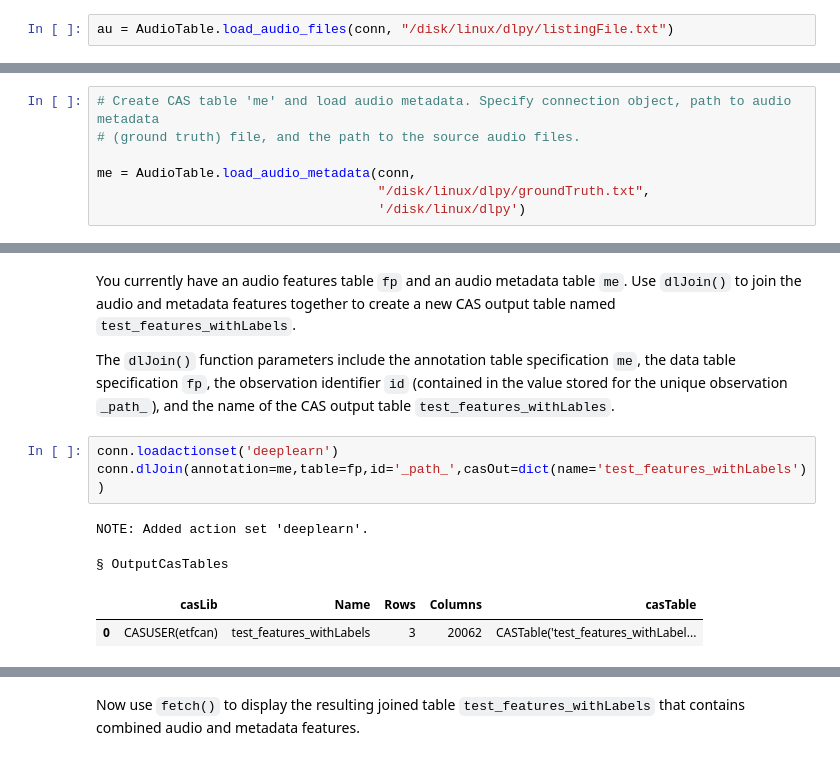
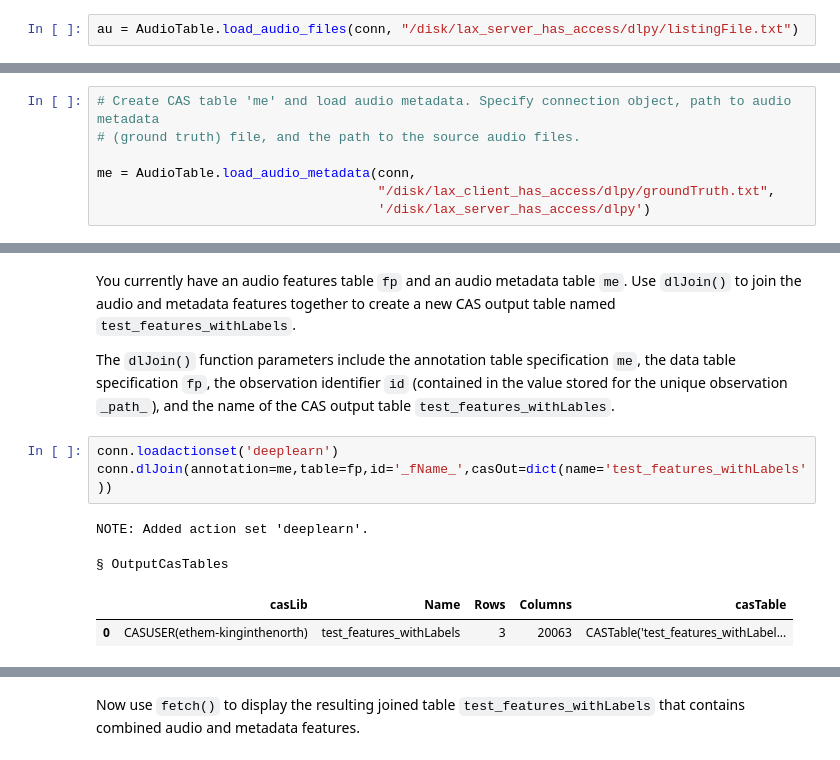
Before and after one commit to sassoftware/python-dlpy, a Jupyter notebook: examples/speech_recognition/AudioTraining.ipynb, the cells around one changed output, grey strips where cells are left out. Cells and saved outputs as stored; diff of their text form.

Commit message:
- changing the id while merging tables in audio - making the example notebook clear on server/client

```diff
--- a/examples/speech_recognition/AudioTraining.ipynb
+++ b/examples/speech_recognition/AudioTraining.ipynb
@@ -49,7 +49,7 @@ Audio files need to be quantized into numeric vectors to be used in deep learnin
 # %% [markdown]
 The first step to process the audio data is to create an audio table named `au`. Use the DLPy AudioTable `load_audio_files()` function to create the table `au` and to specify the path to the audio files list. Note that the listing file should be in the folder where the audio files live and the listing file should only contain the relative file names.
 # %%
-au = AudioTable.load_audio_files(conn, "/disk/linux/dlpy/listingFile.txt")
+au = AudioTable.load_audio_files(conn, "/disk/lax_server_has_access/dlpy/listingFile.txt")
 # %% [markdown]
  Now use `fetch()` to display the contents of the toy audio table `au`. Table `au` is a "toy" table because it contains only 3 rows, but it is sufficient for the purposes of the model example.
 # %%
@@ -96,8 +96,8 @@ DLPy uses `datasource/data_clean_replacement.txt` to cleanse the text in the `gr
 # (ground truth) file, and the path to the source audio files.
 
 me = AudioTable.load_audio_metadata(conn,
-                                    "/disk/linux/dlpy/groundTruth.txt",
-                                    '/disk/linux/dlpy')
+                                    "/disk/lax_client_has_access/dlpy/groundTruth.txt",
+                                    '/disk/lax_server_has_access/dlpy')
 # %% [output]
 ...using default replacements file from datasource dir
 ...reading in /ethem-kinginthenorth/python-dlpy/dlpy/datasources/data_clean_replacements.txt
@@ -130,9 +130,9 @@ You currently have an audio features table `fp` and an audio metadata table `me`
 The `dlJoin()` function parameters include the annotation table specification `me`, the data table specification `fp`, the observation identifier `id` (contained in the value stored for the unique observation `_path_`), and the name of the CAS output table `test_features_withLables`.
 # %%
 conn.loadactionset('deeplearn')
-conn.dlJoin(annotation=me,table=fp,id='_path_',casOut=dict(name='test_features_withLabels'))
+conn.dlJoin(annotation=me,table=fp,id='_fName_',casOut=dict(name='test_features_withLabels'))
 # %% [output]
 NOTE: Added action set 'deeplearn'.
 § OutputCasTables
 |  | casLib | Name | Rows | Columns | casTable |
-| 0 | CASUSER(etfcan) | test_features_withLabels | 3 | 20062 | CASTable('test_features_withLabel... |
+| 0 | CASUSER(ethem-kinginthenorth) | test_features_withLabels | 3 | 20063 | CASTable('test_features_withLabel... |
```
Also changed, not shown: parts of 10 cells of this notebook, 1 other file.
